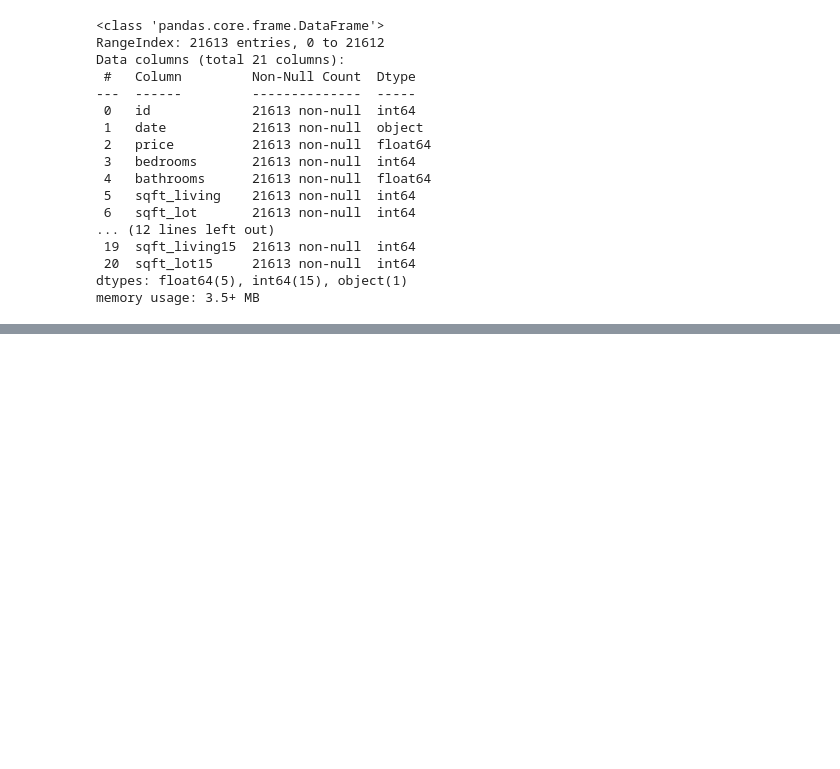
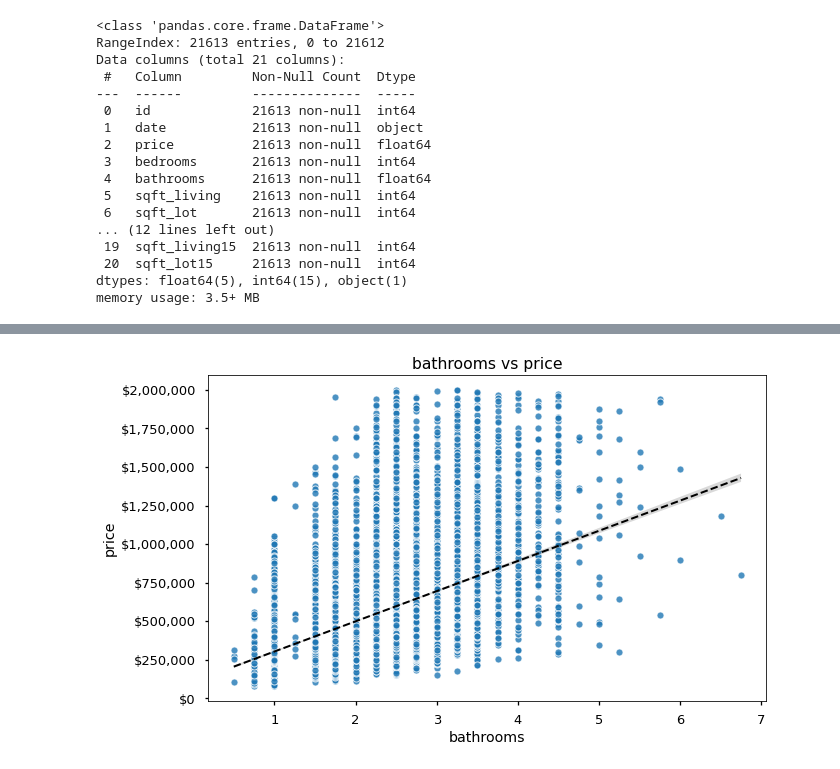
Before and after one commit to purvikansara/Sample_Regression, a Jupyter notebook: House Price Prediction.ipynb, the cells around one changed output, grey strips where cells are left out. Cells and saved outputs as stored; diff of their text form; code cells hidden in the pictures; blank space fills up the shorter version.

```diff
--- a/House Price Prediction.ipynb
+++ b/House Price Prediction.ipynb
@@ -59,0 +277,5 @@ memory usage: 3.5+ MB
+# %%
+## Visualize the relationship between bathrooms and price
+plot_feature_vs_target(df,x='bathrooms');
+# %% [output]
+[figure, added]
```
Also changed, not shown: parts of 48 cells of this notebook.
